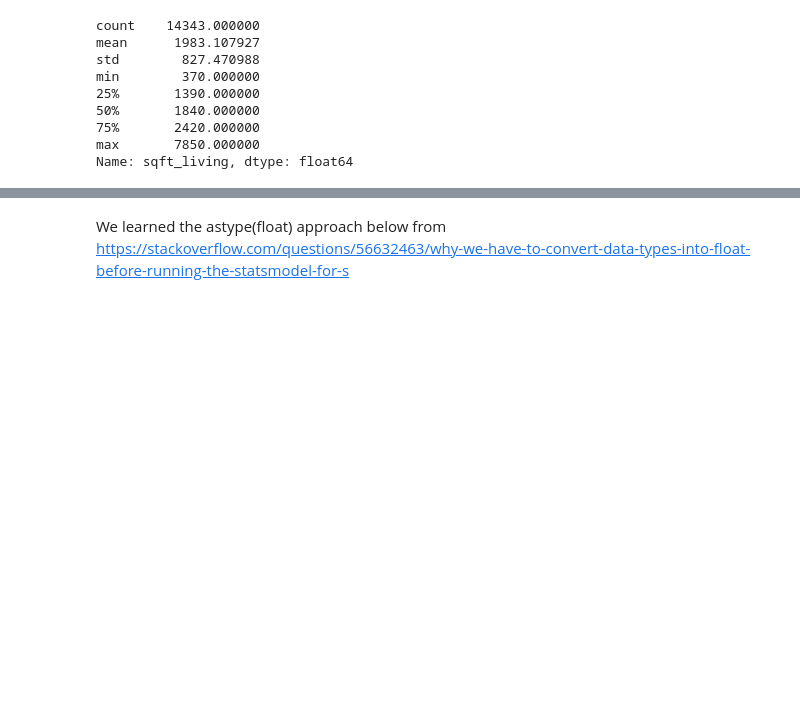
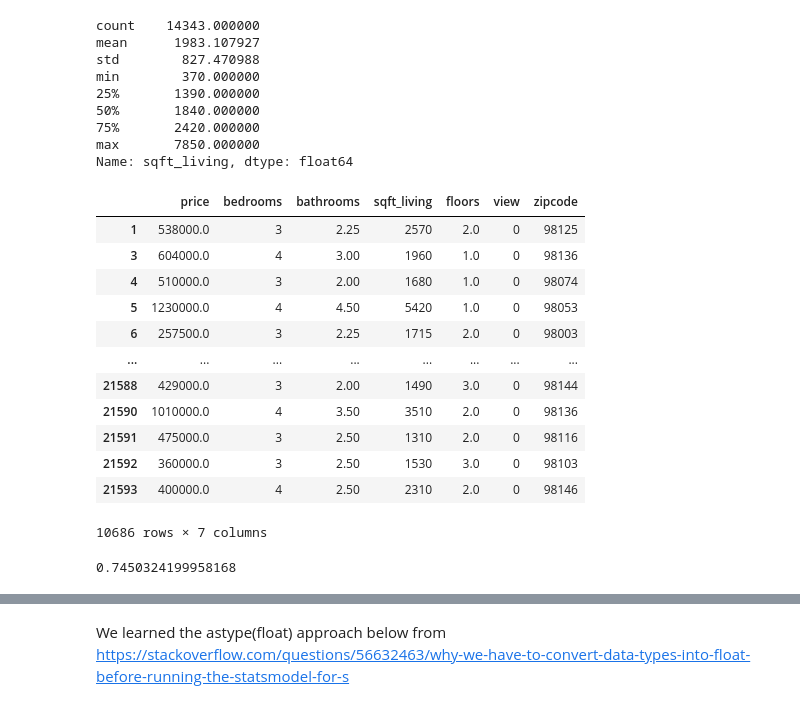
Before and after one commit to litzysj/King-County-Real-Estate-Analysis, a Jupyter notebook: Sandbox Notebook.ipynb, the cells around one changed output, grey strips where cells are left out. Saved outputs shown, nothing was run; the diff lists cells and outputs as text; code cells hidden in the pictures; blank space fills up the shorter version.

```diff
--- a/Sandbox Notebook.ipynb
+++ b/Sandbox Notebook.ipynb
@@ -169,4 +169,25 @@ min        370.000000
 75%       2420.000000
 max       7850.000000
 Name: sqft_living, dtype: float64
+# %%
+lst_of_rec = df.loc[(df['bedrooms']>=3) & (df['bathrooms']>1)]
+lst_of_rec
+# %% [output]
+|  | price | bedrooms | bathrooms | sqft_living | floors | view | zipcode |
+| 1 | 538000.0 | 3 | 2.25 | 2570 | 2.0 | 0 | 98125 |
+| 3 | 604000.0 | 4 | 3.00 | 1960 | 1.0 | 0 | 98136 |
+| 4 | 510000.0 | 3 | 2.00 | 1680 | 1.0 | 0 | 98074 |
+| 5 | 1230000.0 | 4 | 4.50 | 5420 | 1.0 | 0 | 98053 |
+| 6 | 257500.0 | 3 | 2.25 | 1715 | 2.0 | 0 | 98003 |
+| ... | ... | ... | ... | ... | ... | ... | ... |
+| 21588 | 429000.0 | 3 | 2.00 | 1490 | 3.0 | 0 | 98144 |
+| 21590 | 1010000.0 | 4 | 3.50 | 3510 | 2.0 | 0 | 98136 |
+| 21591 | 475000.0 | 3 | 2.50 | 1310 | 2.0 | 0 | 98116 |
+| 21592 | 360000.0 | 3 | 2.50 | 1530 | 3.0 | 0 | 98103 |
+| 21593 | 400000.0 | 4 | 2.50 | 2310 | 2.0 | 0 | 98146 |
+10686 rows × 7 columns
+# %%
+len(lst_of_rec)/len(df)
+# %% [output]
+0.7450324199958168
 # %%
```
Also changed, not shown: parts of 4 cells of this notebook.
